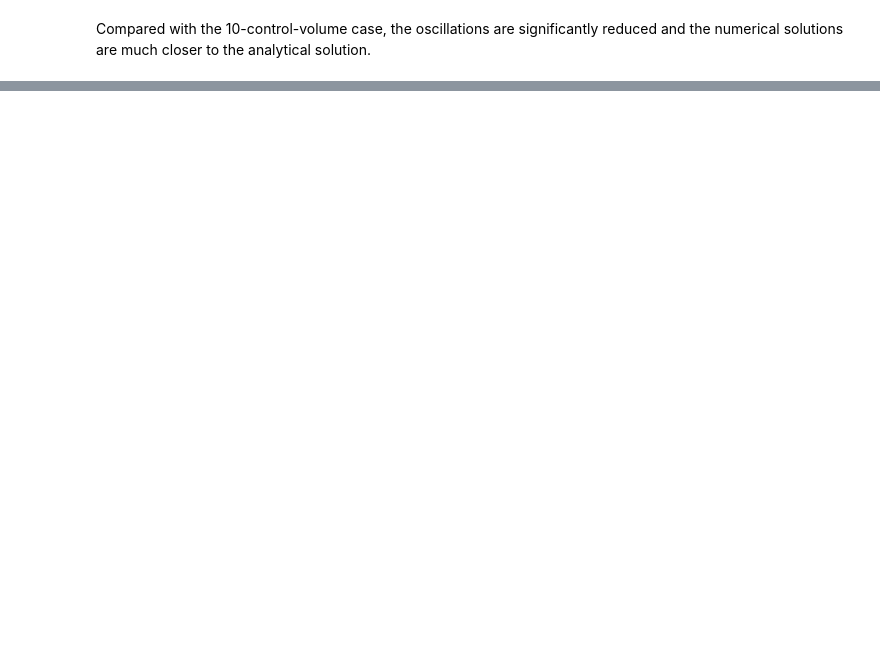
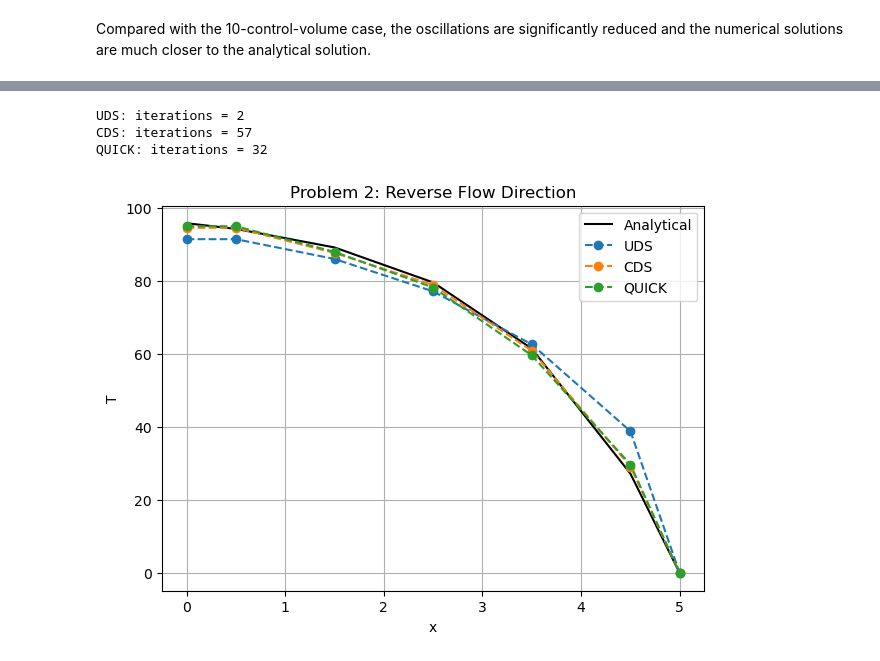
Before and after one commit to sajadmohsen/9710_2026, a Jupyter notebook: Assignment3_Advamced CFD.ipynb, the cells around one changed output, grey strips where cells are left out. Saved outputs shown, nothing was run; the diff lists cells and outputs as text; code cells hidden in the pictures; blank space fills up the shorter version.

```diff
--- a/Assignment3_Advamced CFD.ipynb
+++ b/Assignment3_Advamced CFD.ipynb
@@ -533,0 +918,58 @@ Compared with the 10-control-volume case, the oscillations are significantly red
+# %%
+reverse_results = {}
+
+for scheme in problem2_schemes:
+    grid2_reverse, T2_reverse, iterations2_reverse = solve_problem2_reverse(
+        west_gradient=0.0,
+        east_value=Tin2,
+        west_alpha=-1.0,
+        east_alpha=-1.0,
+        scheme=scheme
+    )
+
+    reverse_results[scheme] = {
+        "grid": grid2_reverse,
+        "T": T2_reverse,
+        "iterations": iterations2_reverse
+    }
+
+    print(f"{scheme}: iterations = {iterations2_reverse}")
+# %% [output]
+UDS: iterations = 2
+CDS: iterations = 57
+QUICK: iterations = 32
+# %%
+x_reverse_exact = grid2_reverse.xP
+T_reverse_exact = analytical_solution_problem2(
+    x=L2 - x_reverse_exact,
+    rho=rho2,
+    cp=cp2,
+    u=u2,
+    ly=ly2,
+    lz=lz2,
+    h=h2,
+    Tin=Tin2,
+    Tinf=Tinf2
+)
+
+plt.figure(figsize=(7, 5))
+
+plt.plot(grid2_reverse.xP, T_reverse_exact, "k-", label="Analytical")
+
+for scheme in problem2_schemes:
+    plt.plot(
+        reverse_results[scheme]["grid"].xP,
+        reverse_results[scheme]["T"],
+        marker="o",
+        linestyle="--",
+        label=scheme
+    )
+
+plt.xlabel("x")
+plt.ylabel("T")
+plt.title("Problem 2: Reverse Flow Direction")
+plt.legend()
+plt.grid(True)
+plt.show()
+# %% [output]
+[figure, added]
```
Also changed, not shown: parts of 26 cells of this notebook.
